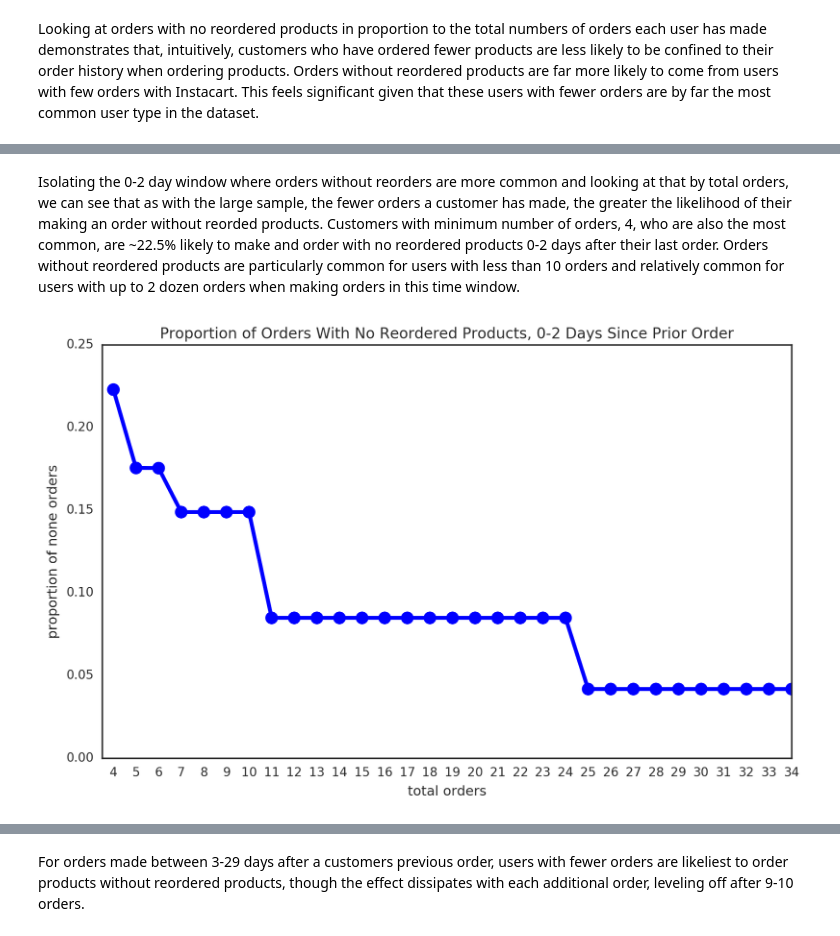
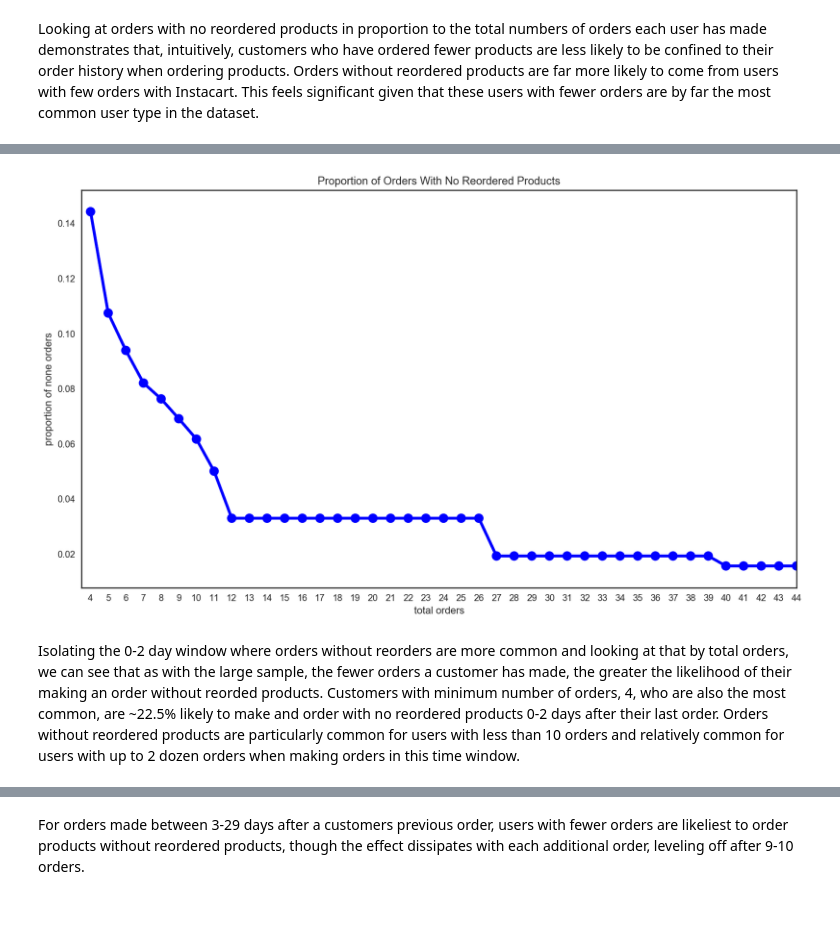
Before and after one commit to dlinde/DSI-Projects, a Jupyter notebook: Instacart-Capstone-Project-Notebook.ipynb, the cells around one changed output, grey strips where cells are left out. Drawn from its saved outputs; the diff is of its cells as text; code cells hidden in the pictures; blank space fills up the shorter version.

```diff
--- a/Instacart-Capstone-Project-Notebook.ipynb
+++ b/Instacart-Capstone-Project-Notebook.ipynb
@@ -435,35 +469,6 @@ plt.show()
+# %%
+plot_none(train_orders, first_median_range=[12,26], x_max=40, lowest_median_num=40,second_median_range=[27,39])
+# %% [output]
+[figure, added]
 # %% [markdown]
 Isolating the 0-2 day window where orders without reorders are more common and looking at that by total orders, we can see that as with the large sample, the fewer orders a customer has made, the greater the likelihood of their making an order without reorded products. Customers with minimum number of orders, 4, who are also the most common, are ~22.5% likely to make and order with no reordered products 0-2 days after their last order. Orders without reordered products are particularly common for users with less than 10 orders and relatively common for users with up to 2 dozen orders when making orders in this time window.
-# %%
-days_list = [0.0,1.0,2.0]
-mask = train_orders['days_since_prior_order'].isin(days_list)
-train_0_2 = train_orders[mask].groupby('order_number')[['order_id']].count().reset_index()
-train_0_2.columns = ['order_number', 'train_orders']
-mask = nulls['days_since_prior_order'].isin(days_list)
-none_0_2 = nulls[mask].groupby('order_number')[['order_id']].count().reset_index()
-none_0_2.columns = ['order_number','none_orders']
-none_0_2 = pd.merge(none_0_2, train_0_2, on='order_number', how='left')
-none_0_2['proportion_of_nones'] = none_0_2['none_orders'] / none_0_2['train_orders']
-median = none_0_2[none_0_2['order_number']>=25]['proportion_of_nones'].median()
-order_numbers = none_0_2['order_number'].unique()
-not_in = pd.DataFrame(columns=['order_number','proportion_of_nones'])
-for i in range(4,101):
-        if i not in order_numbers:
-            not_in.loc[i,'order_number'] = i
-            not_in.loc[i,'none_orders'] = np.nan
-            not_in.loc[i,'train_orders'] = np.nan
-            not_in.loc[i,'proportion_of_nones'] = median
-none_0_2 = pd.concat([none_0_2,not_in],ignore_index=True)
-mask = (none_0_2['order_number']>=7) & (none_0_2['order_number']<=10)
-none_0_2.set_value(none_0_2[mask].index, 'proportion_of_nones', none_0_2[mask]['proportion_of_nones'].median())
-mask = (none_0_2['order_number']>=11) & (none_0_2['order_number']<=24)
-none_0_2.set_value(none_0_2[mask].index, 'proportion_of_nones', none_0_2[mask]['proportion_of_nones'].median())
-none_0_2.set_value(none_0_2.order_number >= 25, 'proportion_of_nones', median).sort_values('order_number')
-fig, ax = plt.subplots(figsize=(10,6))
-sns.pointplot(y='proportion_of_nones',x='order_number', color='blue',data=none_0_2, ax=ax)
-ax.set(xlabel='total orders', ylabel='proportion of none orders' ,title=
-       'Proportion of Orders With No Reordered Products, 0-2 Days Since Prior Order')
-plt.xlim(xmax=30)
-plt.show()
-# %% [output]
-[figure, removed]
```
Also changed, not shown: parts of 15 cells of this notebook.
